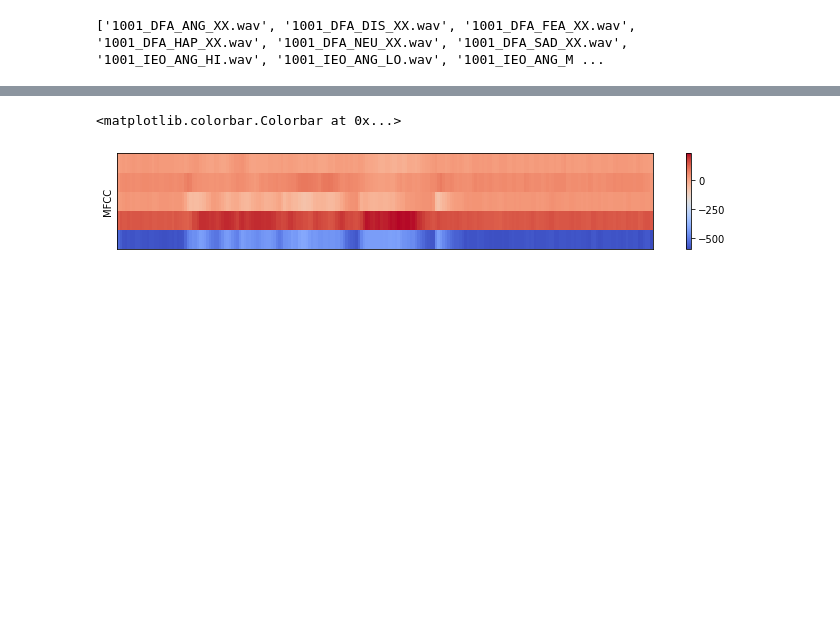
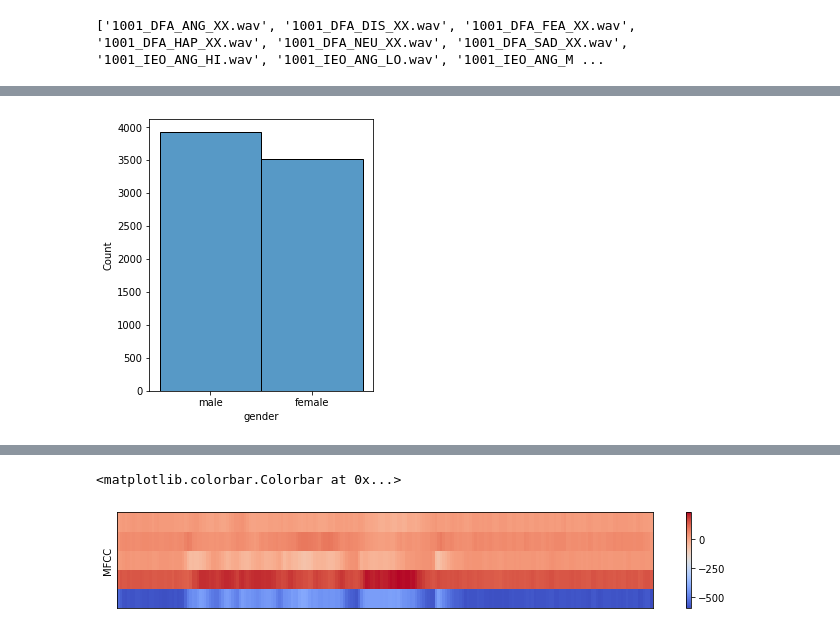
Before and after one commit to geowilso/speech-emotion-recognition, a Jupyter notebook: notebooks/geowilso_data_exploration.ipynb, the cells around one changed output, grey strips where cells are left out. Cells and saved outputs as stored; diff of their text form; code cells hidden in the pictures; blank space fills up the shorter version.

```diff
--- a/notebooks/geowilso_data_exploration.ipynb
+++ b/notebooks/geowilso_data_exploration.ipynb
@@ -93,0 +117,5 @@ CREMA_df.labels.hist()
+# %%
+plt.figure(figsize=(4,5))
+sns.histplot(CREMA_df.gender);
+# %% [output]
+[figure, added]
```
Also changed, not shown: parts of 69 cells of this notebook, 2 other files.
